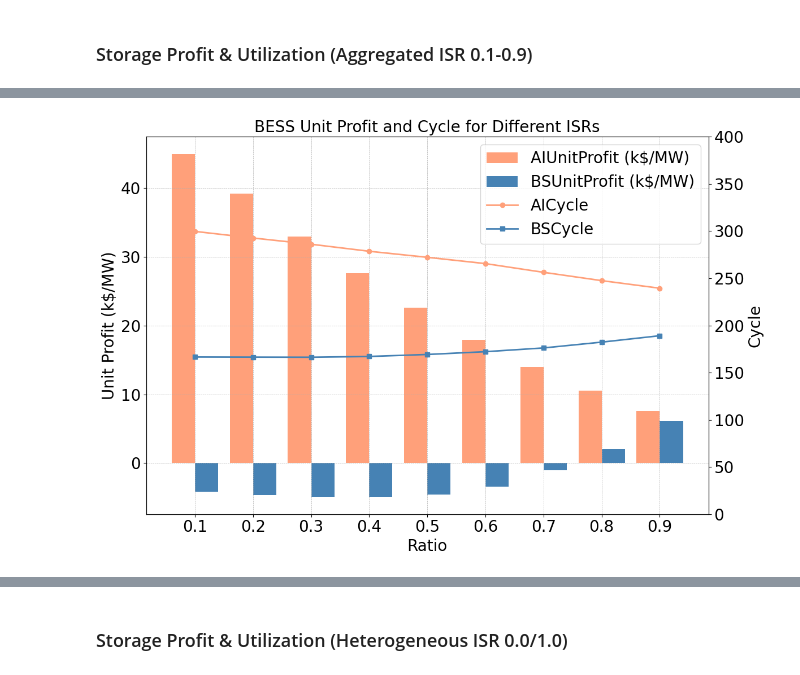
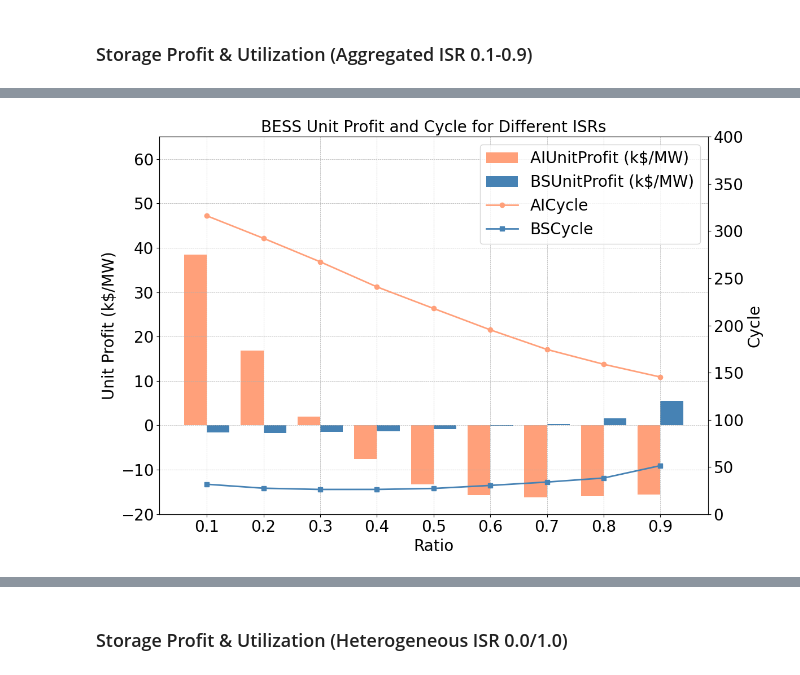
Before and after one commit to niklauskun/STESTS, a Jupyter notebook: Diagnose.ipynb, the cells around one changed output, grey strips where cells are left out. Drawn from its saved outputs; the diff is of its cells as text; code cells hidden in the pictures.

```diff
--- a/Diagnose.ipynb
+++ b/Diagnose.ipynb
@@ -13,7 +13,7 @@ eta = 0.9
 # case_template = 'Strategic/VOLL5GWLinear/2022/UC25ED1_Strategic_true_ratio{}_Seg1_BAW0_MC20.0_hetefalse'
 # case_template = 'Strategic/PriceCap/2022_ED1_Strategic_true_FORB_true_ratio{}_Seg1_BAW0_Fuel2.0_NLC1.2_Error0.25NegativeRenew_1.0-2.0-2.0-2.0-2.0'
 # case_template = 'Strategic/Exp1.2/2022/ED1_Strategic_true_FORB_true_ratio{}_Seg5_BAW0_1.0-2.0-2.0-2.0-2.0'
-case_template = 'Strategic/Exp2.0/2022/UC25ED1_Strategic_true_FORB_true_ratio{}_Seg1_BAW0_Fuel2.0_NLC2.0_Error0.25_ESPeakBidAdjustment1.0_ESPeakBid100.0NegativeRenew_1.0-2.0-2.0-2.0-2.0'
+case_template = 'Strategic/Cases/20GW/ED1_Strategic_true_FORB_true_ratio{}_Seg1_BAW0_BSESCbid0.5'
 
 
 ratios = [round(i * 0.1, 1) for i in range(11)]
@@ -168,6 +202,5 @@ total_system_costs_df
 # %%
-case_template = 'Strategic/PriceCap/2022_ED1_Strategic_true_FORB_true_ratio{}_Seg5_BAW0_Fuel2.0_NLC1.2_Error0.25NegativeRenew_1.0-2.0-2.0-2.0-2.0'
-# case_template = 'Strategic/Exp1.2/2022/ED1_Strategic_true_FORB_true_ratio{}_Seg1_BAW0_1.0-2.0-2.0-2.0-2.0'
+case_template = 'Strategic/Cases/10GW/ED1_Strategic_true_FORB_true_ratio{}_Seg5_BAW0_BSESCbid0.5'
 ratios = [round(i * 0.1, 1) for i in range(11)]
 total_system_costs = []
 # Loop over ratios from 0.0 to 1.0 (assuming increment by 0.1)
@@ -189,22 +222,26 @@ for ratio in ratios:
     # Sum the total cost and normalize
     total_cost_normalized = cost.sum().values[0] / (10**10)
     if ratio == 0.0:
-        avg_soc_bs = SOC.iloc[:, -6:].sum().sum()/(19573.6*288*364)*100
-        avg_soc_ai = float('nan')
+        avg_soc = SOC.iloc[:, -6:].sum().sum()/(Capacity*288*364)*100
+#         avg_soc_bs = SOC.iloc[:, -6:].sum().sum()/(Capacity*288*364)*100
+#         avg_soc_ai = float('nan')
     elif ratio == 1.0:
-        avg_soc_bs = float('nan')
-        avg_soc_ai = SOC.iloc[:, -6:].sum().sum()/(19573.6*288*364)*100
+        avg_soc = SOC.iloc[:, -6:].sum().sum()/(Capacity*288*364)*100
+#         avg_soc_bs = float('nan')
+#         avg_soc_ai = SOC.iloc[:, -6:].sum().sum()/(Capacity*288*364)*100
     else:
-        avg_soc_bs = SOC.iloc[:, -11::2].sum().sum()/(19573.6*288*364*(1-ratio))*100
-        avg_soc_ai = SOC.iloc[:, -12::2].sum().sum()/(19573.6*288*364*ratio)*100
+        avg_soc = SOC.iloc[:, -12:].sum().sum()/(Capacity*288*364)*100
+#         avg_soc_bs = SOC.iloc[:, -11::2].sum().sum()/(Capacity*288*364*(1-ratio))*100
+#         avg_soc_ai = SOC.iloc[:, -12::2].sum().sum()/(Capacity*288*364*ratio)*100
     total_system_costs.append({
                 'Total System Cost': total_cost_normalized,
-                'Average BS-ES SoC': avg_soc_bs,
-                'Average AI-ES SoC': avg_soc_ai,
-
+                'Average System SoC': avg_soc,
+#                 'Average BS-ES SoC': avg_soc_bs,
+#                 'Average AI-ES SoC': avg_soc_ai,
         })
 # Convert the list to a DataFrame
-total_system_costs_df2 = pd.DataFrame(total_system_costs, columns=['Total System Cost','Average BS-ES SoC','Average AI-ES SoC'])
+total_system_costs_df2 = pd.DataFrame(total_system_costs, columns=['Total System Cost','Average System SoC'])
+# total_system_costs_df = pd.DataFrame(total_system_costs, columns=['Total System Cost','Average BS-ES SoC','Average AI-ES SoC'])
 
 # Adjust the index to represent ratios directly, if desired
 # total_system_costs_df.index = [str(round(i * 0.1, 1)) for i in range(11)]
@@ -431,3 +406,7 @@ case_name = 'SOC-Dependent'
+# %%
+case_template = 'Strategic/Cases/20GW/ED1_Strategic_true_FORB_true_ratio{}_Seg5_BAW0_BSESCbid0.5'
+ratios = [round(i * 0.1, 1) for i in range(11)]
+case_name = 'SOC-Dependent'
 # %%
 total_system_ll = []
 # Loop over ratios from 0.0 to 1.0 (assuming increment by 0.1)
@@ -505,13 +484,9 @@ plt.show()
 # %% [markdown]
 ### Storage Profit & Utilization (Aggregated ISR 0.1-0.9)
 # %%
-# case = 'Strategic/2022/UC25ED1_Strategic_true_ratio1.0_Seg1_BAW0_MC20.0_hetefalse'
-# case_template = 'Strategic/PriceCap/2022_ED1_Strategic_true_FORB_true_ratio{}_Seg5_BAW0_Fuel2.0_NLC1.2_Error0.25NegativeRenew_1.0-2.0-2.0-2.0-2.0'
-# case_template = 'Strategic/Exp1.2/2022/ED1_Strategic_true_FORB_true_ratio{}_Seg1_BAW0_1.0-2.0-2.0-2.0-2.0'
-case_template = 'Strategic/Quad/2022/ED1_Strategic_true_FORB_true_ratio{}_Seg1_BAW0_BSESCbid0.25'
+case_template = 'Strategic/Cases/15GW/ED1_Strategic_true_FORB_true_ratio{}_Seg1_BAW0_BSESCbid0.5'
 
-# ratios = [round(i * 0.1+0.1, 1) for i in range(10)]
-ratios = [0.5]
+ratios = [round(i * 0.1+0.1, 1) for i in range(10)]
 Region = 2
 
 # Initialize an empty list to store results
@@ -680,36 +583,38 @@ ax1.set_xticks(index)
 ax1.set_xticklabels(results_df['Ratio'], fontsize=20)
 ax1.tick_params(axis='y', labelsize=20)
 ax1.tick_params(axis='x', labelsize=20)
+ax1.set_ylim([-20, 65])
+
 
 # Adding a secondary y-axis for AICycle and BSCycle
 ax2 = ax1.twinx()
 ax2.plot(index, results_df['AICycle'], label='AICycle', color=colors[2], linestyle='-', marker='o', linewidth=2)
 ax2.plot(index, results_df['BSCycle'], label='BSCycle', color=colors[3], linestyle='-', marker='s', linewidth=2)
 ax2.set_ylabel('Cycle', fontsize=20)
 ax2.set_ylim(0, 400)
 ax2.tick_params(axis='y', labelsize=20)
 
 # Adding grid lines for better readability
 ax1.grid(True, which='both', linestyle='--', linewidth=0.5)
 
 # Combining legends
 bars_labels = [bar1, bar2]
 lines_labels = [plt.Line2D([0], [0], color=colors[2], linestyle='-', marker='o', linewidth=2, label='AICycle'),
                 plt.Line2D([0], [0], color=colors[3], linestyle='-', marker='s', linewidth=2, label='BSCycle')]
 
 combined_legend = bars_labels + lines_labels
 ax1.legend(handles=combined_legend, loc='upper right', fontsize=20)
 
 # Adding title
 plt.title('BESS Unit Profit and Cycle for Different ISRs', fontsize=20)
 
 # Improving layout
 plt.tight_layout()
 
 # Display the plot
 plt.show()
 # %% [output]
-[figure, old version]
+[figure, new version]
 # %%
 # Define a color palette
 colors = ['#2E8B57', '#6A5ACD', '#FFA07A', '#4682B4']
```
Also changed, not shown: parts of 26 cells of this notebook, 12 other files.
